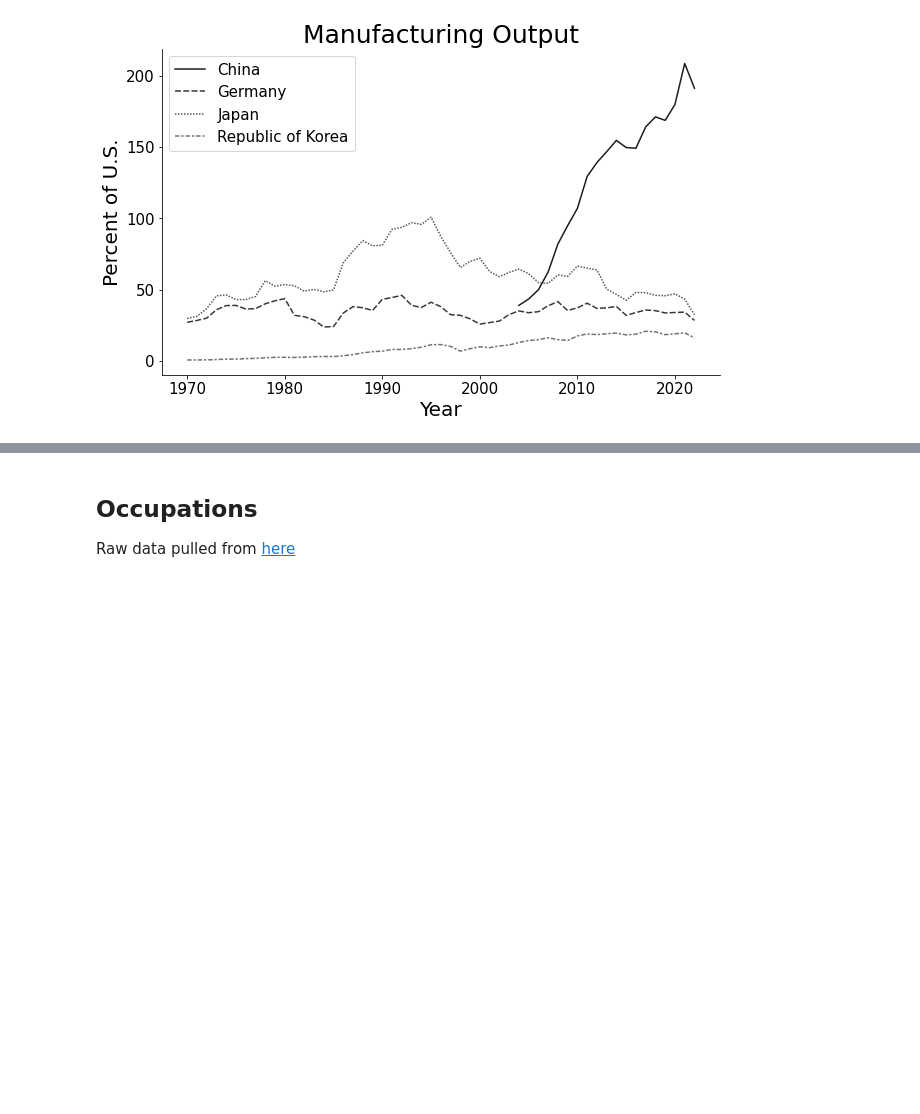
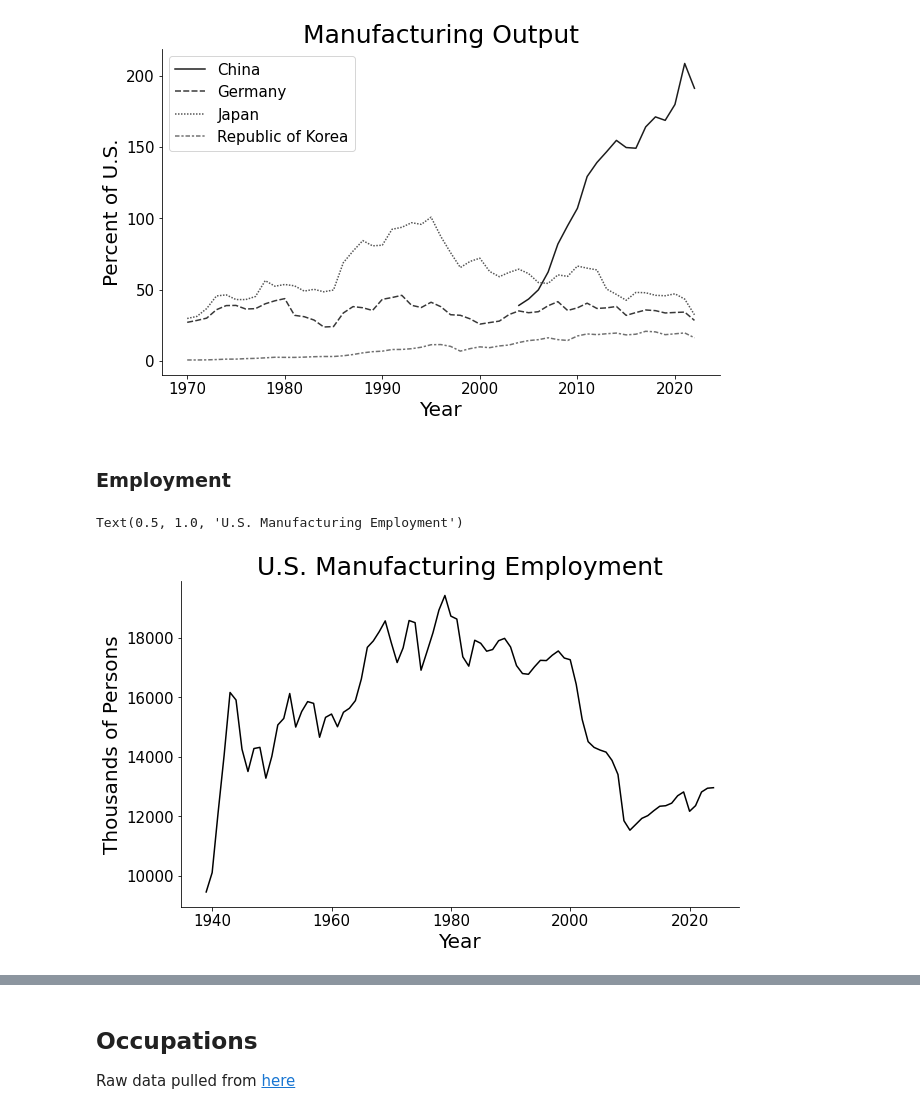
Before and after one commit to jordanott/BackToTheFuture, a Jupyter notebook: notebooks/business.ipynb, the cells around one changed output, grey strips where cells are left out. Drawn from its saved outputs; the diff is of its cells as text; code cells hidden in the pictures; blank space fills up the shorter version.

```diff
--- a/notebooks/business.ipynb
+++ b/notebooks/business.ipynb
@@ -143,3 +152,17 @@ Try using .loc[row_indexer,col_indexer] = value instead
 See the caveats in the documentation: https://pandas.pydata.org/pandas-docs/stable/user_guide/indexing.html#returning-a-view-versus-a-copy
   relative_to_us["Percent of US"] *= 100
 [figure]
+# %% [markdown]
+### Employment
+# %%
+employment = pd.read_csv("/home/jordan/Downloads/MANEMP.csv")
+employment.DATE = pd.to_datetime(employment.DATE)
+employment["Year"] = employment.DATE.dt.year
+employment = employment[["Year", "MANEMP"]].groupby("Year").mean().reset_index()
+# %%
+sns.lineplot(x="Year", y="MANEMP", data=employment, color="black")
+plt.ylabel("Thousands of Persons")
+plt.title("U.S. Manufacturing Employment")
+# %% [output]
+Text(0.5, 1.0, 'U.S. Manufacturing Employment')
+[figure, added]
```
Also changed, not shown: parts of 14 cells of this notebook, 2 other files.
